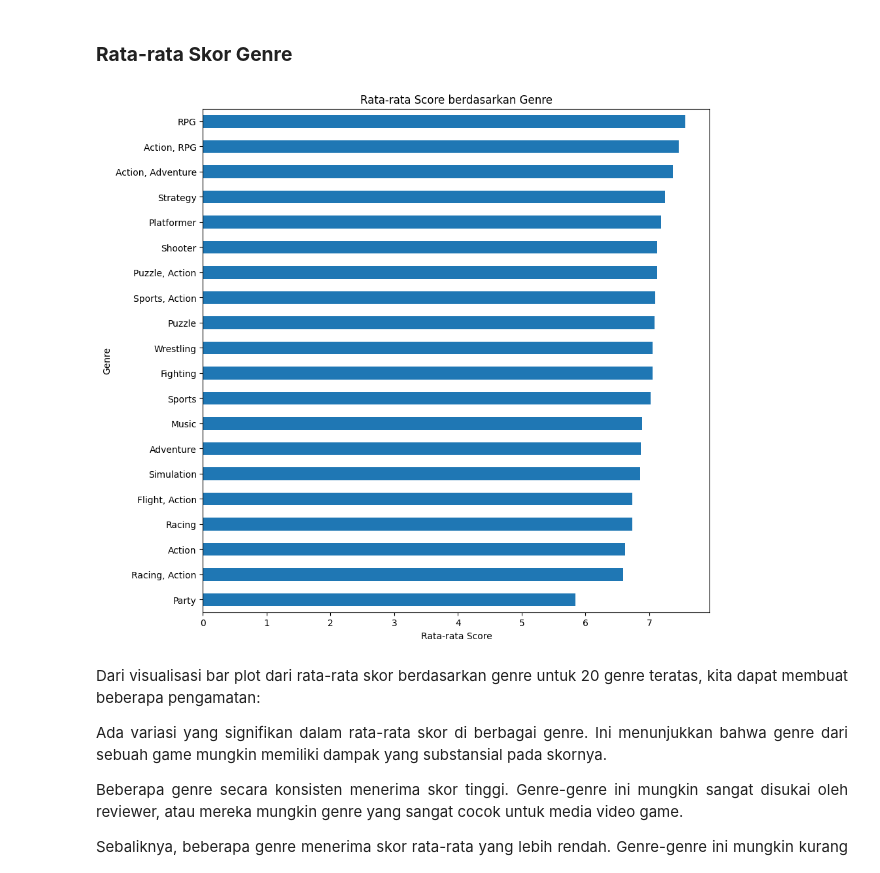
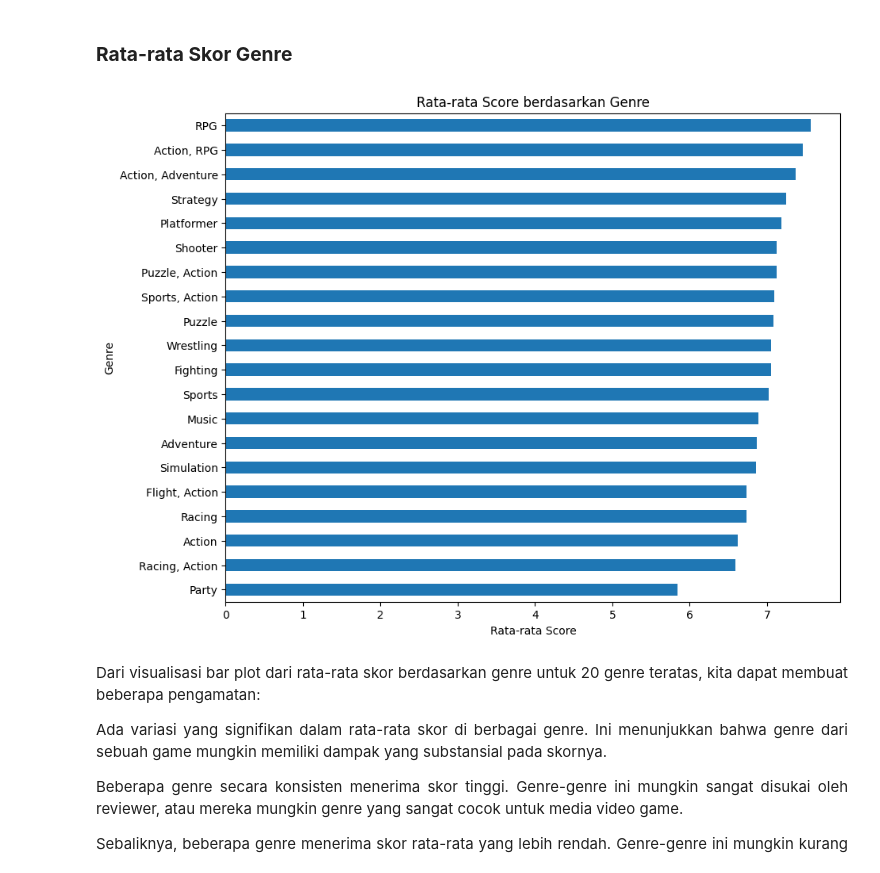
Before and after one commit to mhnbl/Muhammad-Nabil_046_Data-Mining, a Jupyter notebook: Muhammad_Nabil_2209116046.ipynb, the cells around one changed output. Drawn from its saved outputs; the diff is of its cells as text; code cells hidden in the pictures.

```diff
--- a/Muhammad_Nabil_2209116046.ipynb
+++ b/Muhammad_Nabil_2209116046.ipynb
@@ -286,18 +288,18 @@ plt.show()
 # %%
 # Mencari top 20 genre
 top_genres = df['genre'].value_counts().index[:20]
 
 # Filter dataframe untuk hanya memasukan data top_genre
 df_top_genres = df[df['genre'].isin(top_genres)]
 
-plt.figure(figsize=(10,10))
+plt.figure(figsize=(10,8))
 df_top_genres.groupby('genre')['score'].mean().sort_values().plot(kind='barh')
 plt.title('Rata-rata Score berdasarkan Genre')
 plt.xlabel('Rata-rata Score')
 plt.ylabel('Genre')
 plt.show()
 # %% [output]
-[figure, old version]
+[figure, new version]
 # %% [markdown]
 <p align="justify">Dari visualisasi bar plot dari rata-rata skor berdasarkan genre untuk 20 genre teratas, kita dapat membuat beberapa pengamatan:
 
```
Also changed, not shown: parts of 9 cells of this notebook.
